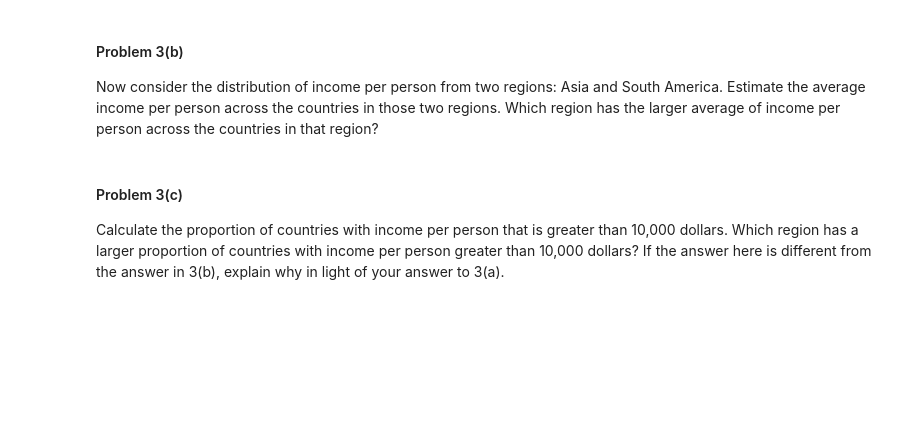
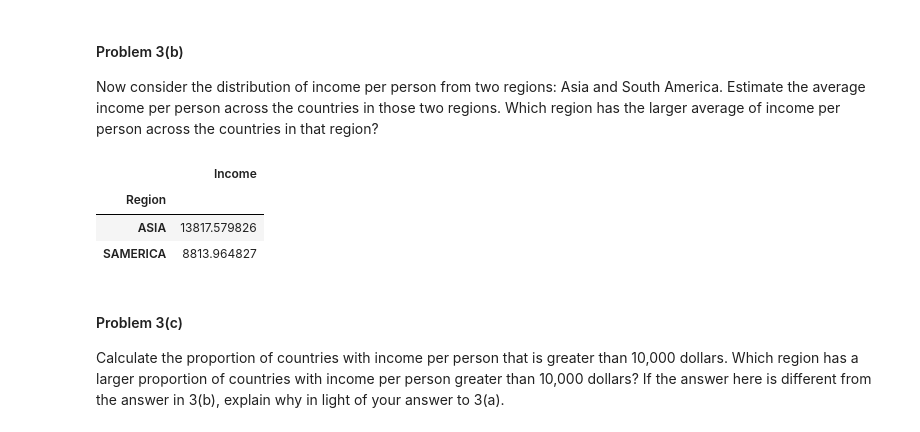
Before and after one commit to SurShank/cs109-1, a Jupyter notebook: HW1.ipynb, the cells around one changed output. Drawn from its saved outputs; the diff is of its cells as text; code cells hidden in the pictures; blank space fills up the shorter version.

```diff
--- a/HW1.ipynb
+++ b/HW1.ipynb
@@ -560,3 +568,11 @@ Now consider the distribution of income per person from two regions: Asia and So
+# %%
+data = mergeByYear(2010)
+data[data.Region.isin(['ASIA', 'SAMERICA'])].groupby('Region').mean()
+# %% [output]
+|  | Income |
+| Region |  |
+| ASIA | 13817.579826 |
+| SAMERICA | 8813.964827 |
 # %% [markdown]
 #### Problem 3(c)
 
```
Also changed, not shown: parts of 8 cells of this notebook.
